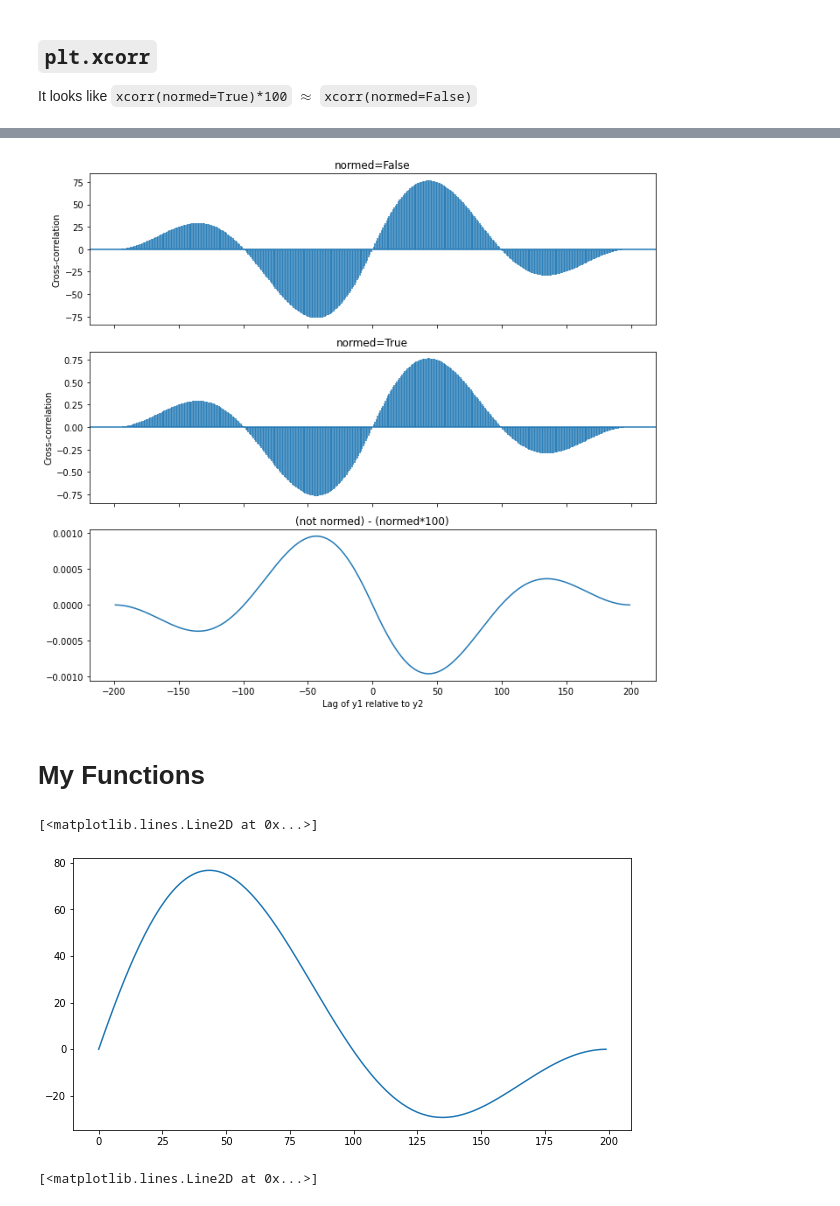
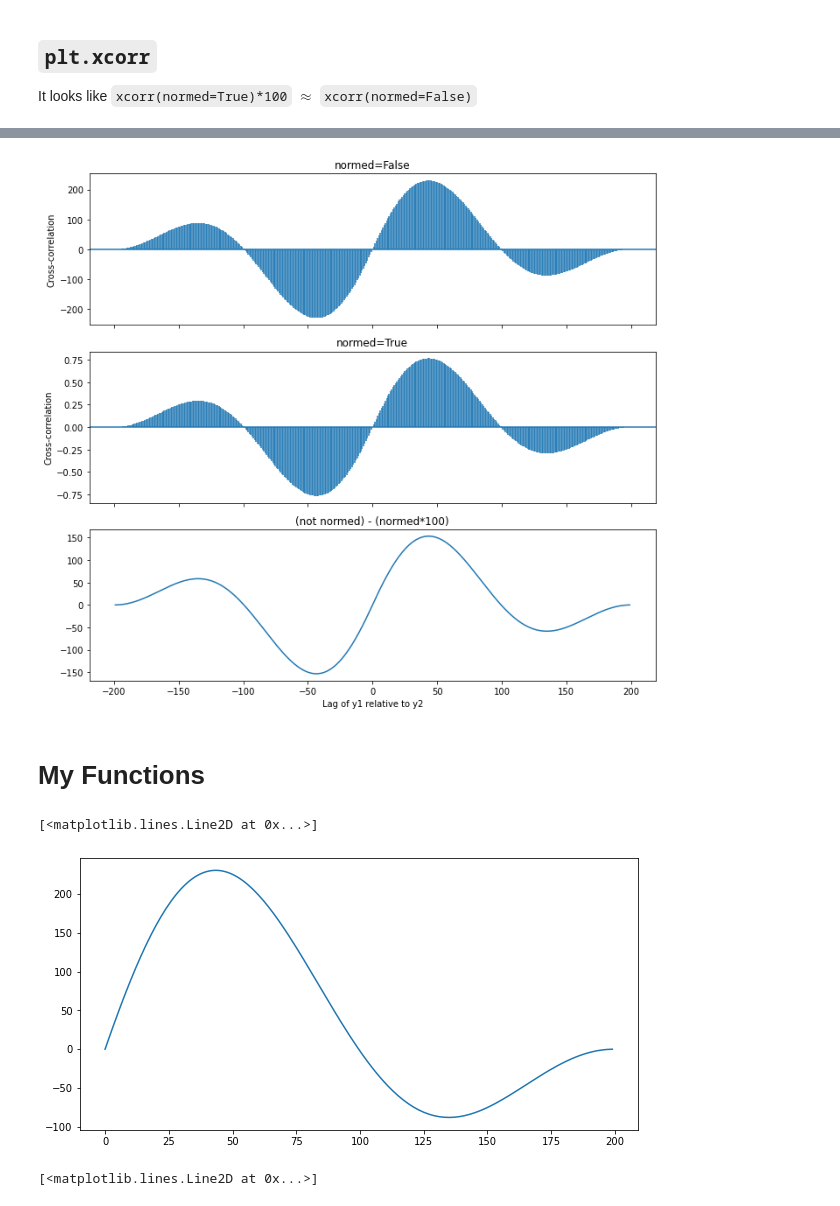
Before and after one commit to bbuchovecky/hmei, a Jupyter notebook: notebooks/correlation_analysis.ipynb, the cells around one changed output, grey strips where cells are left out. Drawn from its saved outputs; the diff is of its cells as text; code cells hidden in the pictures.

```diff
--- a/notebooks/correlation_analysis.ipynb
+++ b/notebooks/correlation_analysis.ipynb
@@ -119,6 +119,9 @@ False
 ## `plt.xcorr`
 It looks like `xcorr(normed=True)*100` $\approx$ `xcorr(normed=False)`
 # %%
+y1 = np.sin(np.linspace(0,np.pi*2,200)) * 3
+y2 = np.cos(np.linspace(0,np.pi*2,200))
+
 ## matplotlib version of xcorr() which uses numpy.correlate(mode='full')
 fig, (ax1, ax2, ax3) = plt.subplots(3, 1, sharex=True, figsize=(10,9))
 
@@ -155,8 +158,8 @@ max = 0.7672490447748671
 argmax = 242
 size = 399
 
 (-218.9, 218.9)
-[figure, old version]
+[figure, new version]
 # %% [markdown]
 # My Functions
 # %%
@@ -214,7 +217,7 @@ fig,ax = plt.subplots(figsize=(10,5))
 ax.plot(lags, xcorr_arr)
 # %% [output]
 [<matplotlib.lines.Line2D at 0x...>]
-[figure, old version]
+[figure, new version]
 # %%
 xcorr_normed_arr, lags = xcorr(y1, y2, normed=True)
 
```
Also changed, not shown: parts of 4 cells of this notebook, 1 other file.
